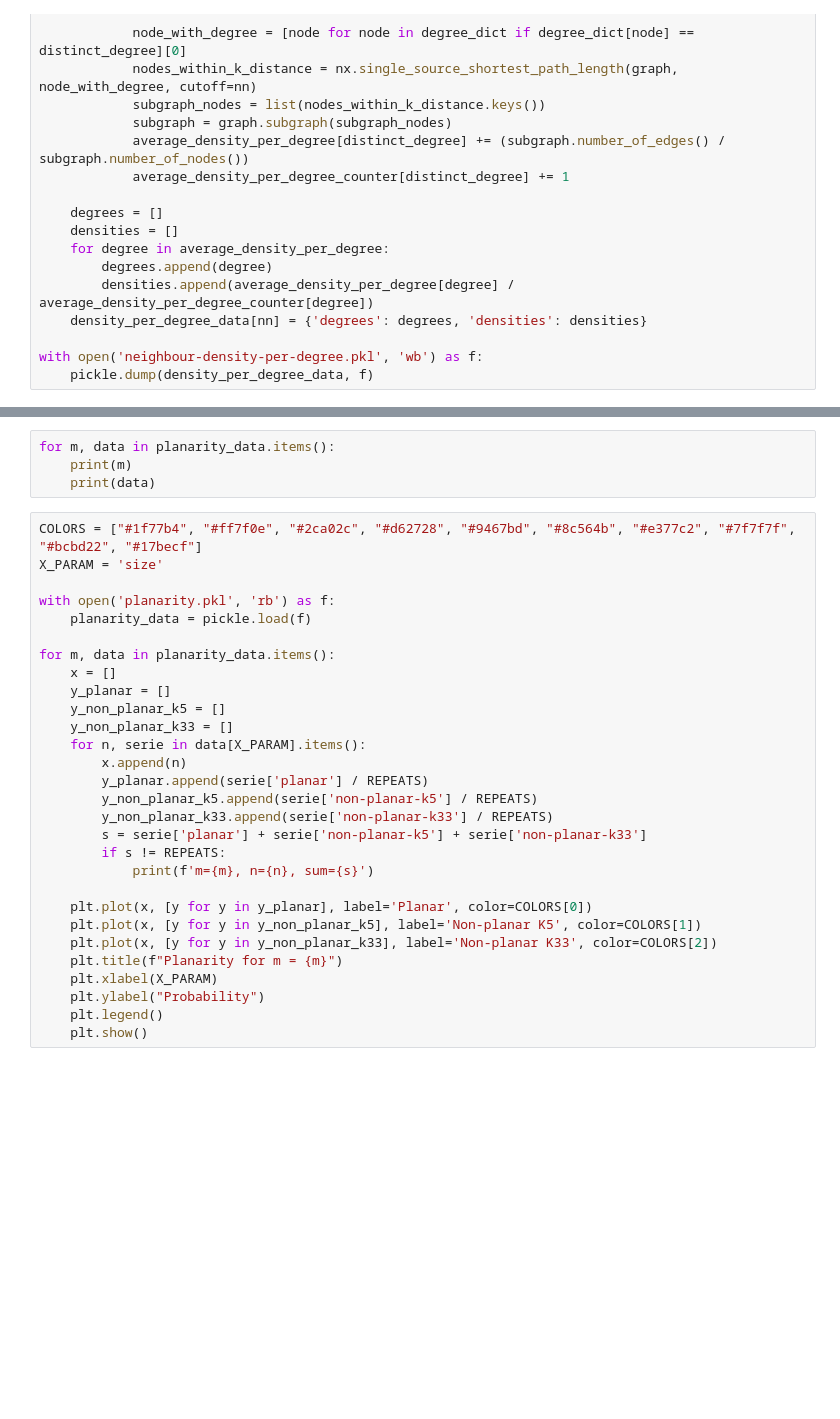
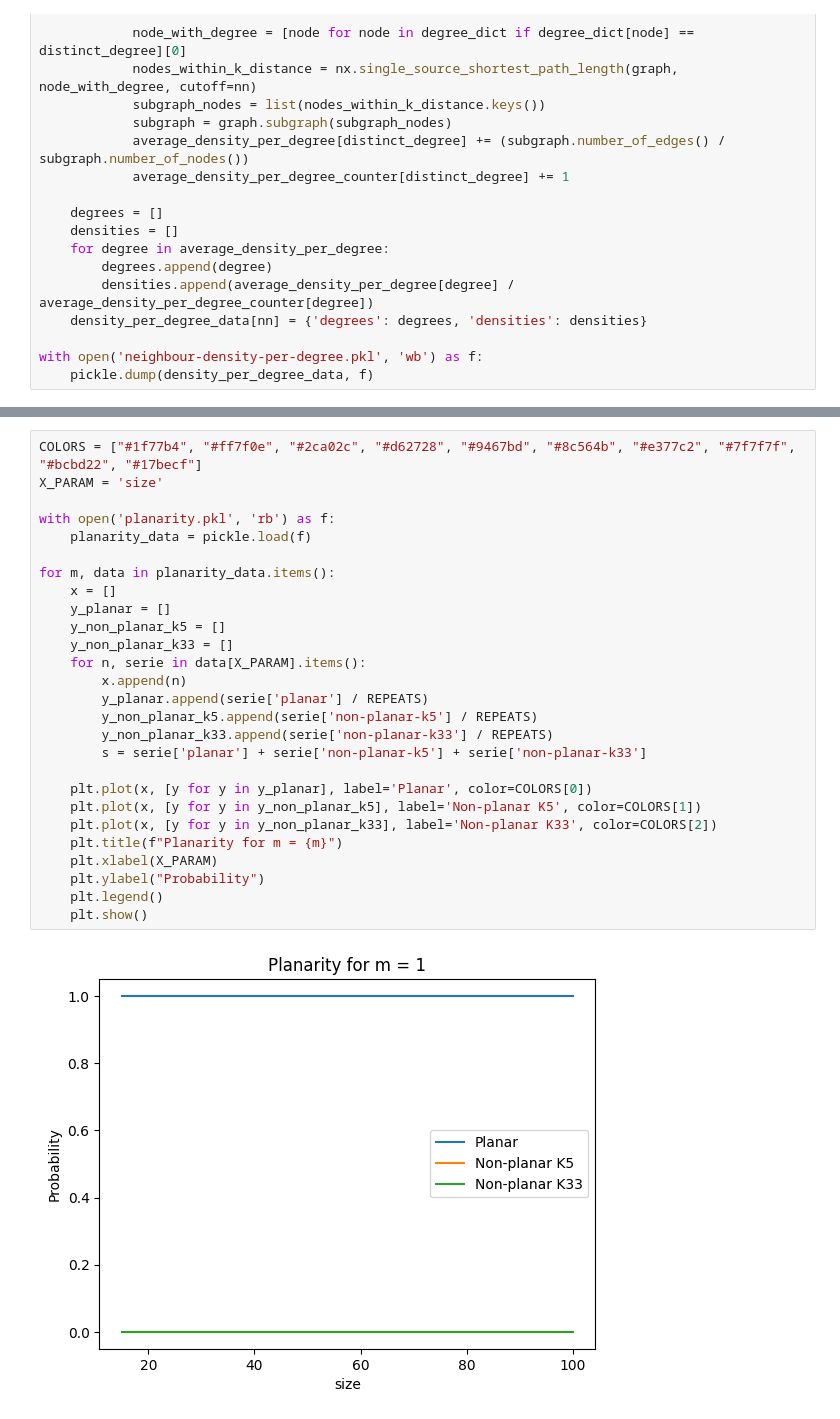
Before and after one commit to karoljanic/preferential-colouring-of-random-graphs, a Jupyter notebook: preferential-colouring-of-random-graphs.ipynb, the cells around one changed output, grey strips where cells are left out. Saved outputs shown, nothing was run; the diff lists cells and outputs as text; blank space fills up the shorter version.

```diff
--- a/preferential-colouring-of-random-graphs.ipynb
+++ b/preferential-colouring-of-random-graphs.ipynb
@@ -641,34 +606,30 @@ with open('planarity2.pkl', 'wb') as f:
     pickle.dump(planarity_data, f)
-# %%
-for m, data in planarity_data.items():
-    print(m)
-    print(data)
 # %%
 COLORS = ["#1f77b4", "#ff7f0e", "#2ca02c", "#d62728", "#9467bd", "#8c564b", "#e377c2", "#7f7f7f", "#bcbd22", "#17becf"]
 X_PARAM = 'size'
 
 with open('planarity.pkl', 'rb') as f:
     planarity_data = pickle.load(f)
 
 for m, data in planarity_data.items():
     x = []
     y_planar = []
     y_non_planar_k5 = []
     y_non_planar_k33 = []
     for n, serie in data[X_PARAM].items():
         x.append(n)
         y_planar.append(serie['planar'] / REPEATS)
         y_non_planar_k5.append(serie['non-planar-k5'] / REPEATS)
         y_non_planar_k33.append(serie['non-planar-k33'] / REPEATS)
         s = serie['planar'] + serie['non-planar-k5'] + serie['non-planar-k33']
-        if s != REPEATS:
-            print(f'm={m}, n={n}, sum={s}')
 
     plt.plot(x, [y for y in y_planar], label='Planar', color=COLORS[0])
     plt.plot(x, [y for y in y_non_planar_k5], label='Non-planar K5', color=COLORS[1])
     plt.plot(x, [y for y in y_non_planar_k33], label='Non-planar K33', color=COLORS[2])
     plt.title(f"Planarity for m = {m}")
     plt.xlabel(X_PARAM)
     plt.ylabel("Probability")
     plt.legend()
     plt.show()
+# %% [output]
+[figure, added]
```
Also changed, not shown: parts of 16 cells of this notebook, 13 other files.
